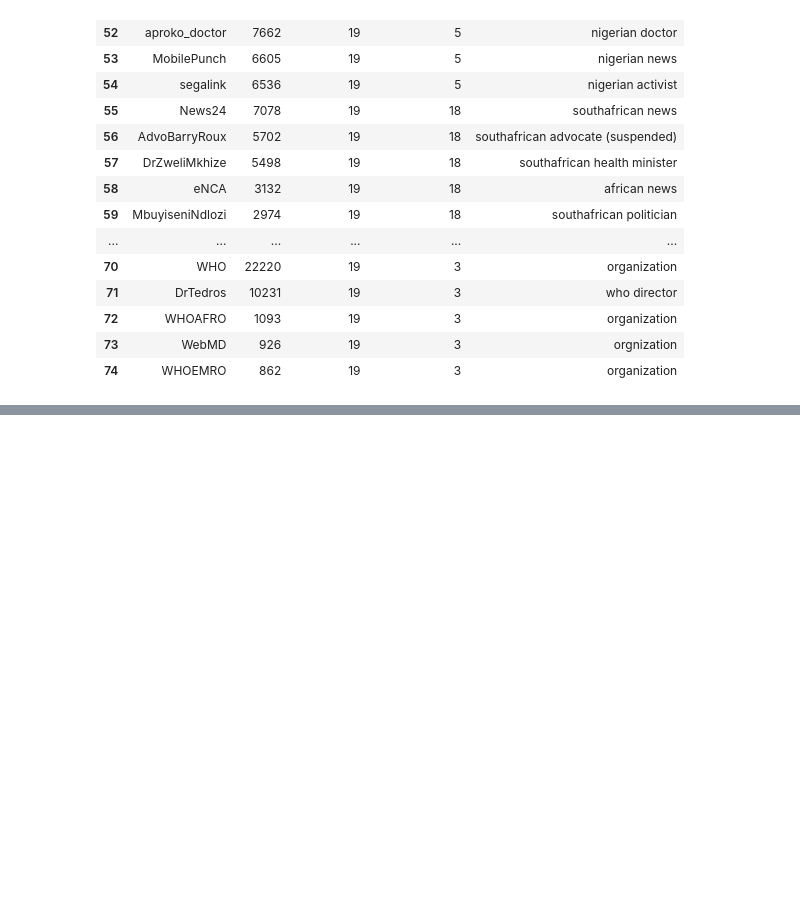
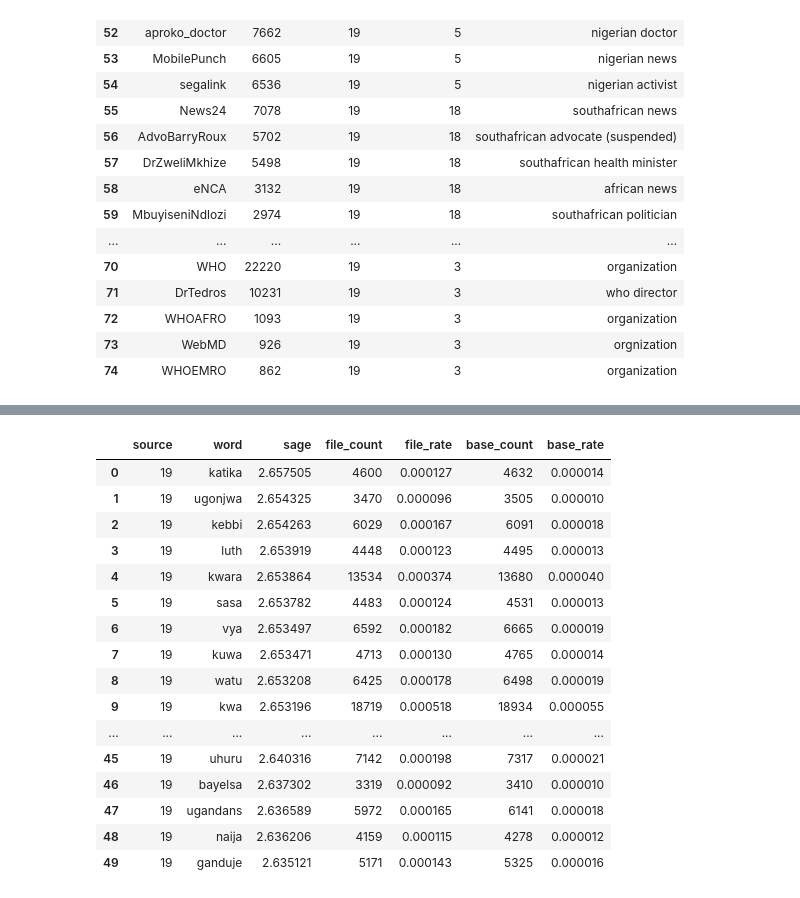
Before and after one commit to gi-ux/BachelorProject, a Jupyter notebook: notebook/Subnetworks.ipynb, the cells around one changed output, grey strips where cells are left out. Saved outputs shown, nothing was run; the diff lists cells and outputs as text; code cells hidden in the pictures; blank space fills up the shorter version.

Commit message:
Start collection suspended users and human bot comparison

```diff
--- a/notebook/Subnetworks.ipynb
+++ b/notebook/Subnetworks.ipynb
@@ -156,3 +158,5 @@ path_dozen = glob.glob("C:/Users/gianl/Desktop/Gi/Supsi/BachelorProject/csv/")
 bad_dozen = pd.read_csv(path_dozen[0] + "disinformation_users.csv")
 good_dozen = pd.read_csv(path_dozen[0] + "good_dozen.csv")
 files_tweets = glob.glob("F:/Supsi/COVID-19-Tweets/*/tweets.csv")
+sage_path = glob.glob("C:/Users/gianl/Desktop/Gi/Supsi/BachelorProject/sage/data/")
+df_sage = pd.read_csv(sage_path[0] + "outfile.csv", low_memory=False, lineterminator="\n")
@@ -791,0 +737,5 @@ df[df["community"]==19]
+# %%
+df_sage = tweets_utils.clean_data_format(df_sage)
+source = [(lambda x: x.split("\\")[5].split("_")[1])(x) for x in df_sage["source"]]
+df_sage["source"] = source
+df_sage
@@ -791,0 +756,20 @@ df[df["community"]==19]
+# %%
+df_sage[df_sage["source"]=="19"]
+# %% [output]
+|  | source | word | sage | file_count | file_rate | base_count | base_rate |
+| 0 | 19 | katika | 2.657505 | 4600 | 0.000127 | 4632 | 0.000014 |
+| 1 | 19 | ugonjwa | 2.654325 | 3470 | 0.000096 | 3505 | 0.000010 |
+| 2 | 19 | kebbi | 2.654263 | 6029 | 0.000167 | 6091 | 0.000018 |
+| 3 | 19 | luth | 2.653919 | 4448 | 0.000123 | 4495 | 0.000013 |
+| 4 | 19 | kwara | 2.653864 | 13534 | 0.000374 | 13680 | 0.000040 |
+| 5 | 19 | sasa | 2.653782 | 4483 | 0.000124 | 4531 | 0.000013 |
+| 6 | 19 | vya | 2.653497 | 6592 | 0.000182 | 6665 | 0.000019 |
+| 7 | 19 | kuwa | 2.653471 | 4713 | 0.000130 | 4765 | 0.000014 |
+| 8 | 19 | watu | 2.653208 | 6425 | 0.000178 | 6498 | 0.000019 |
+| 9 | 19 | kwa | 2.653196 | 18719 | 0.000518 | 18934 | 0.000055 |
+| ... | ... | ... | ... | ... | ... | ... | ... |
+| 45 | 19 | uhuru | 2.640316 | 7142 | 0.000198 | 7317 | 0.000021 |
+| 46 | 19 | bayelsa | 2.637302 | 3319 | 0.000092 | 3410 | 0.000010 |
+| 47 | 19 | ugandans | 2.636589 | 5972 | 0.000165 | 6141 | 0.000018 |
+| 48 | 19 | naija | 2.636206 | 4159 | 0.000115 | 4278 | 0.000012 |
+| 49 | 19 | ganduje | 2.635121 | 5171 | 0.000143 | 5325 | 0.000016 |
```
Also changed, not shown: parts of 15 cells of this notebook, 6 other files.
